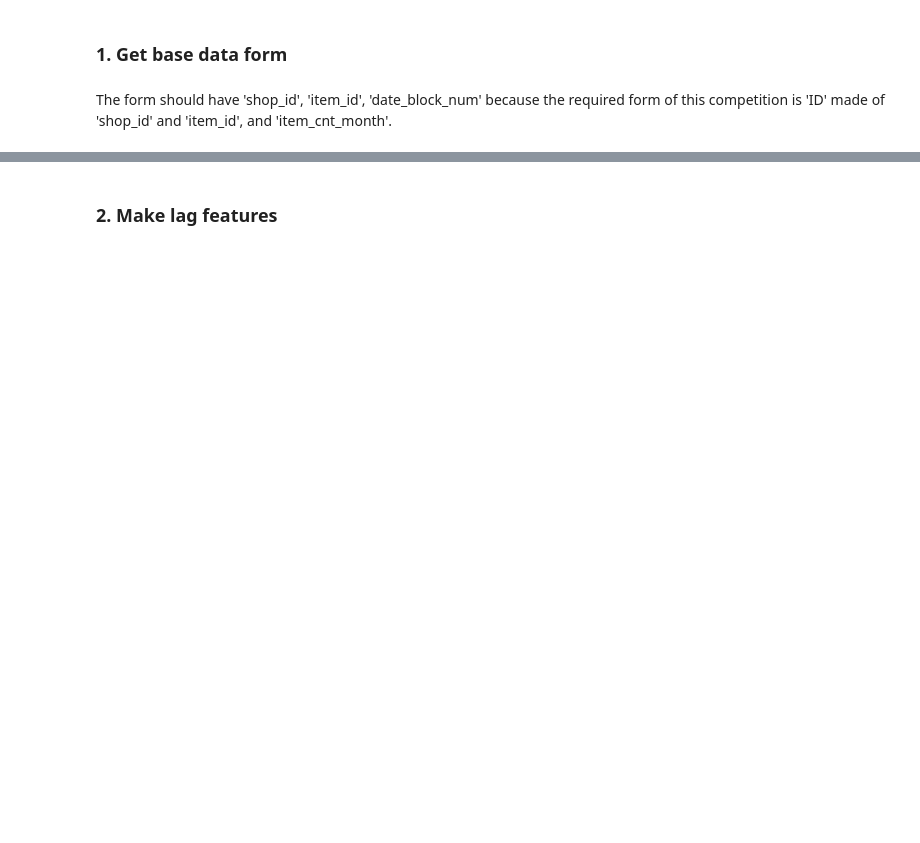
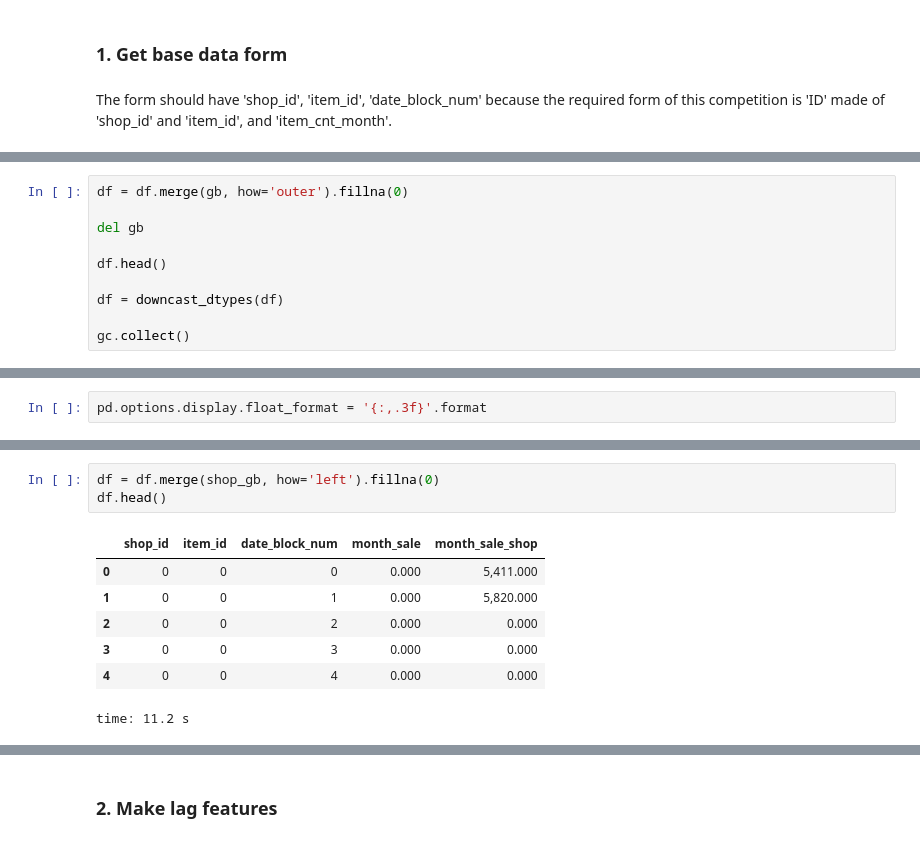
Before and after one commit to encredible/kaggle-solution, a Jupyter notebook: competitive-data-science-final-project/solution.ipynb, the cells around one changed output, grey strips where cells are left out. Saved outputs shown, nothing was run; the diff lists cells and outputs as text; blank space fills up the shorter version.

```diff
--- a/competitive-data-science-final-project/solution.ipynb
+++ b/competitive-data-science-final-project/solution.ipynb
@@ -292,0 +282,10 @@ time: 3.99 ms
+# %%
+df = df.merge(gb, how='outer').fillna(0)
+
+del gb
+
+df.head()
+
+df = downcast_dtypes(df)
+
+gc.collect()
@@ -292,0 +295,2 @@ time: 3.99 ms
+# %%
+pd.options.display.float_format = '{:,.3f}'.format
@@ -292,0 +334,11 @@ time: 3.99 ms
+# %%
+df = df.merge(shop_gb, how='left').fillna(0)
+df.head()
+# %% [output]
+|  | shop_id | item_id | date_block_num | month_sale | month_sale_shop |
+| 0 | 0 | 0 | 0 | 0.000 | 5,411.000 |
+| 1 | 0 | 0 | 1 | 0.000 | 5,820.000 |
+| 2 | 0 | 0 | 2 | 0.000 | 0.000 |
+| 3 | 0 | 0 | 3 | 0.000 | 0.000 |
+| 4 | 0 | 0 | 4 | 0.000 | 0.000 |
+time: 11.2 s
```
Also changed, not shown: parts of 50 cells of this notebook, 1 other file.
